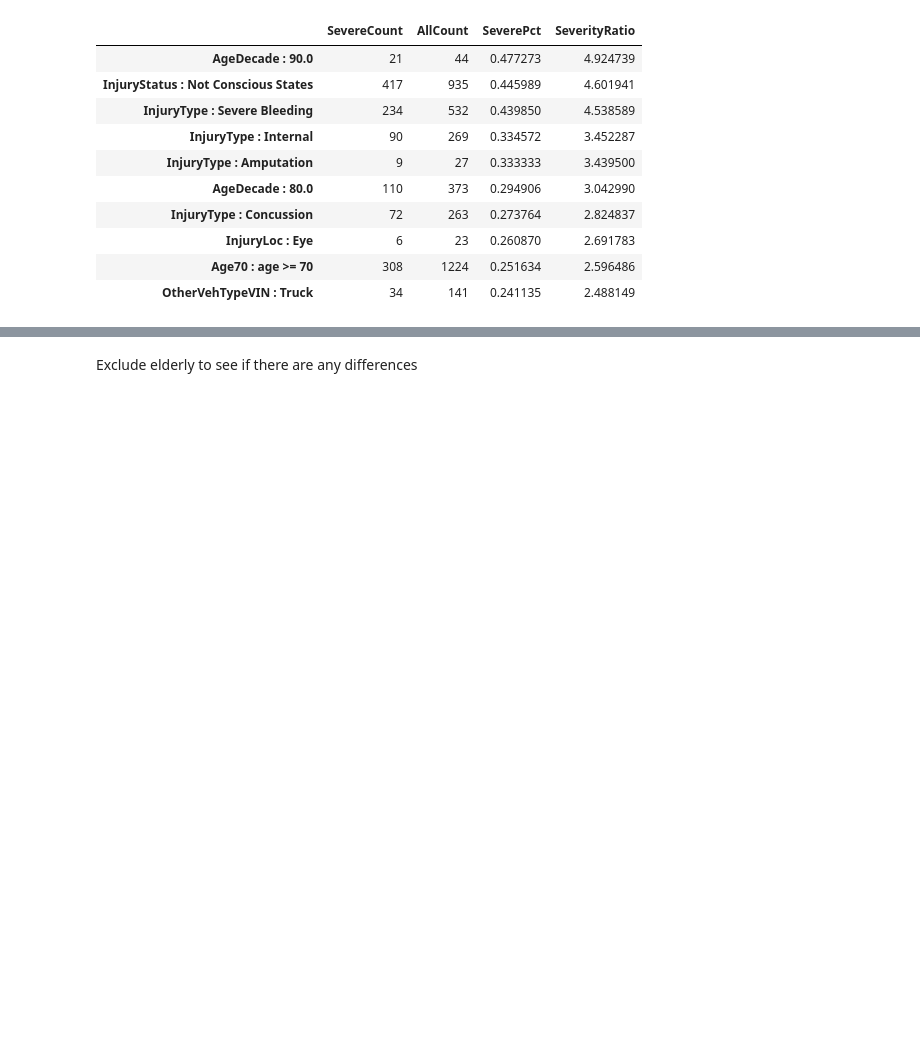
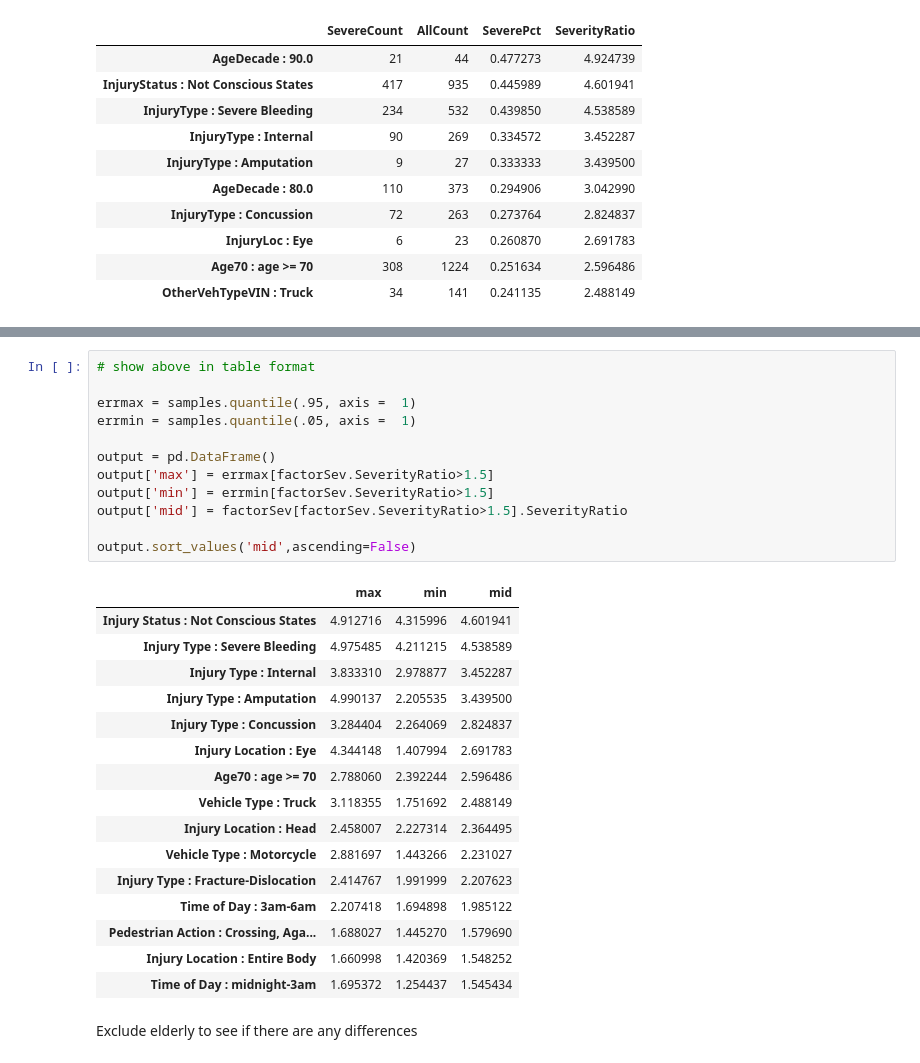
Before and after one commit to MODA-NYC/Project_SevereCrashes, a Jupyter notebook: 3-Analysis/SeverityRatio.ipynb, the cells around one changed output, grey strips where cells are left out. Saved outputs shown, nothing was run; the diff lists cells and outputs as text; blank space fills up the shorter version.

Commit message:
added table to go with severity ratio graph for vz report graphic

```diff
--- a/3-Analysis/SeverityRatio.ipynb
+++ b/3-Analysis/SeverityRatio.ipynb
@@ -126,3 +126,32 @@ an.plotSR(factorSev,samples,minSR=1.5,
+# %%
+# show above in table format
+
+errmax = samples.quantile(.95, axis =  1)
+errmin = samples.quantile(.05, axis =  1)
+
+output = pd.DataFrame()
+output['max'] = errmax[factorSev.SeverityRatio>1.5]
+output['min'] = errmin[factorSev.SeverityRatio>1.5]
+output['mid'] = factorSev[factorSev.SeverityRatio>1.5].SeverityRatio
+
+output.sort_values('mid',ascending=False)
+# %% [output]
+|  | max | min | mid |
+| Injury Status : Not Conscious States | 4.912716 | 4.315996 | 4.601941 |
+| Injury Type : Severe Bleeding | 4.975485 | 4.211215 | 4.538589 |
+| Injury Type : Internal | 3.833310 | 2.978877 | 3.452287 |
+| Injury Type : Amputation | 4.990137 | 2.205535 | 3.439500 |
+| Injury Type : Concussion | 3.284404 | 2.264069 | 2.824837 |
+| Injury Location : Eye | 4.344148 | 1.407994 | 2.691783 |
+| Age70 : age >= 70 | 2.788060 | 2.392244 | 2.596486 |
+| Vehicle Type : Truck | 3.118355 | 1.751692 | 2.488149 |
+| Injury Location : Head | 2.458007 | 2.227314 | 2.364495 |
+| Vehicle Type : Motorcycle | 2.881697 | 1.443266 | 2.231027 |
+| Injury Type : Fracture-Dislocation | 2.414767 | 1.991999 | 2.207623 |
+| Time of Day : 3am-6am | 2.207418 | 1.694898 | 1.985122 |
+| Pedestrian Action : Crossing, Aga... | 1.688027 | 1.445270 | 1.579690 |
+| Injury Location : Entire Body | 1.660998 | 1.420369 | 1.548252 |
+| Time of Day : midnight-3am | 1.695372 | 1.254437 | 1.545434 |
 # %% [markdown]
 Exclude elderly to see if there are any differences
 # %%
```
Also changed, not shown: parts of 3 cells of this notebook, 1 other file.
